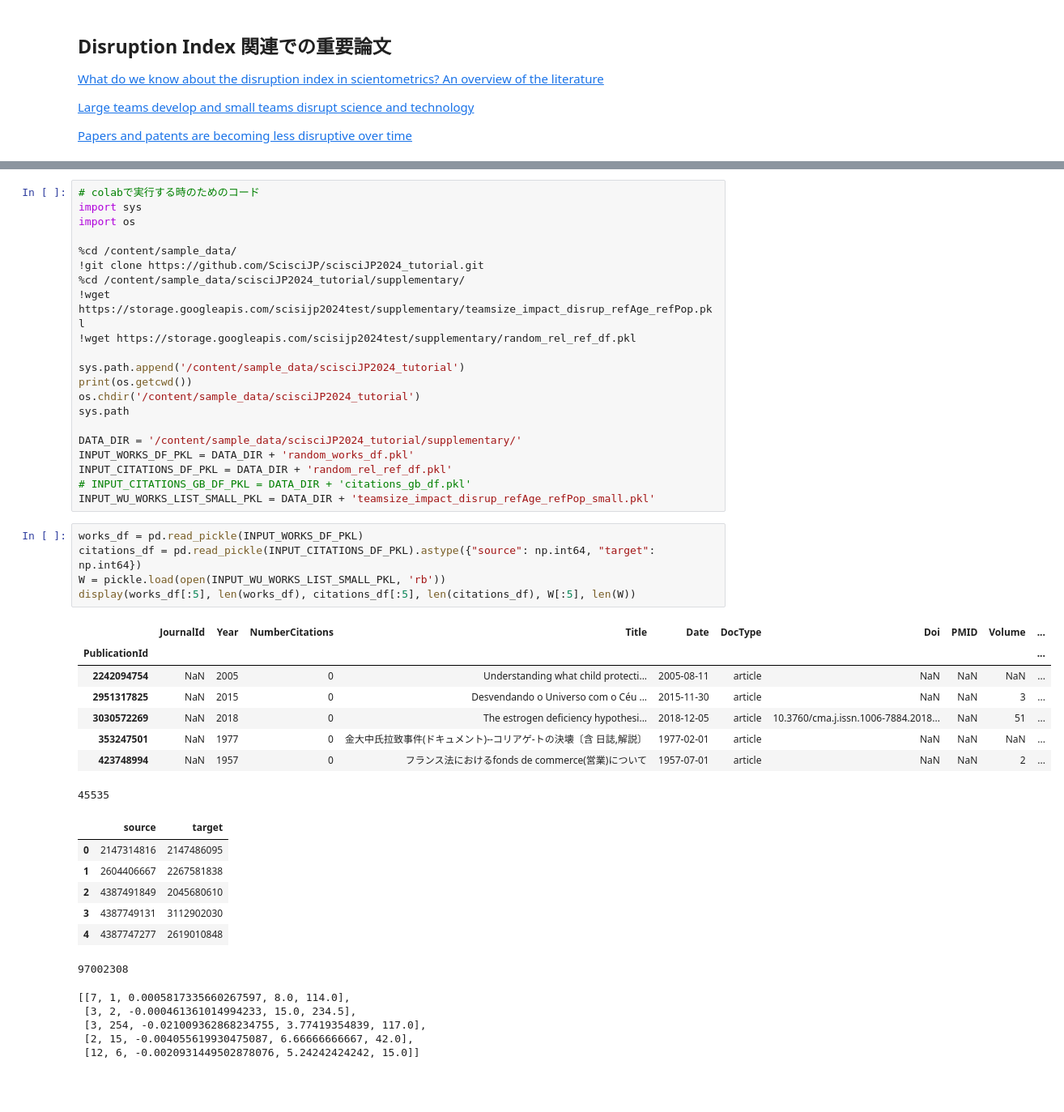
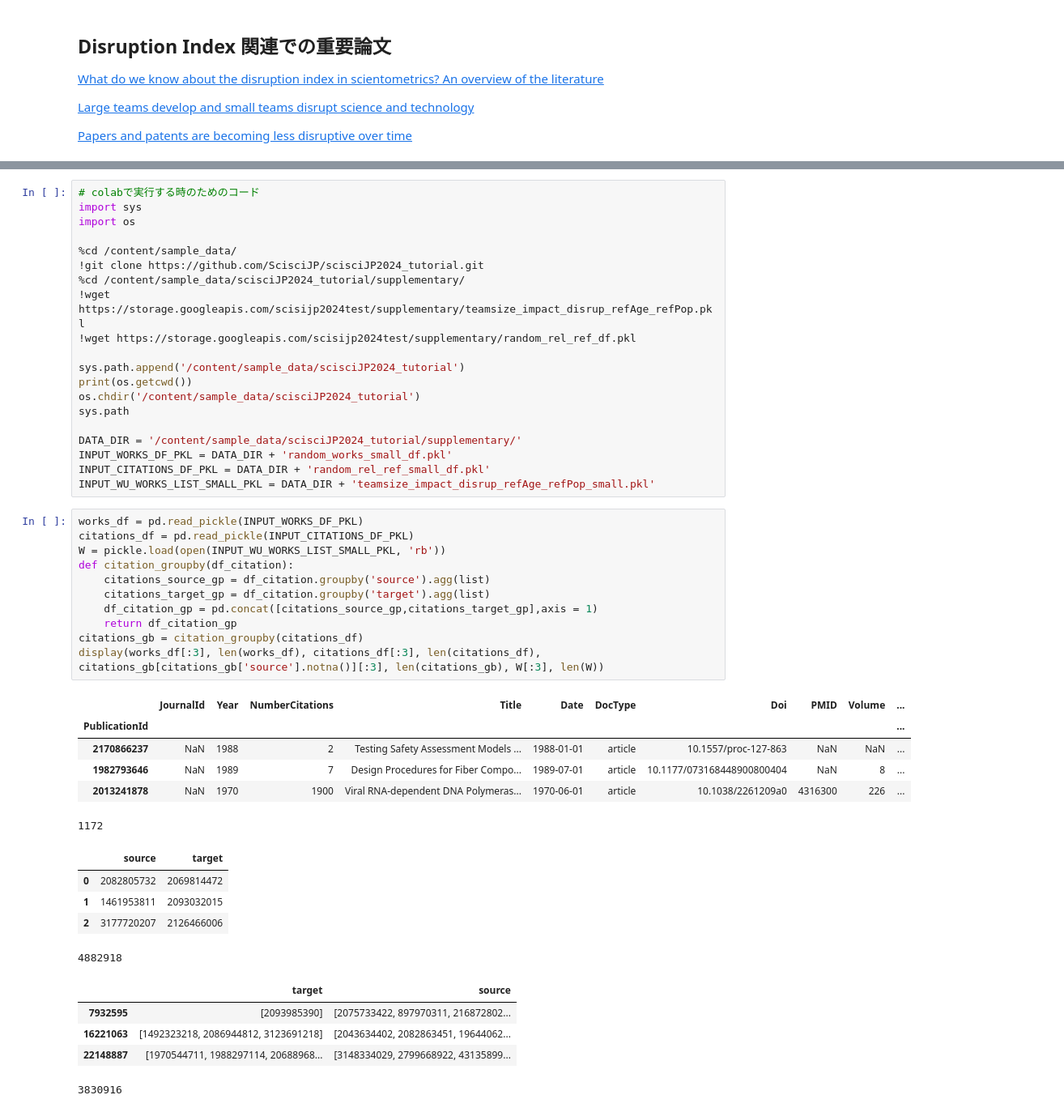
Before and after one commit to ScisciJP/tutorial_jp, a Jupyter notebook: 3-Disruptiveness.ipynb, the cells around one changed output, grey strips where cells are left out. Shown at 81% size. Drawn from its saved outputs; the diff is of its cells as text; blank space fills up the shorter version.

```diff
--- a/3-Disruptiveness.ipynb
+++ b/3-Disruptiveness.ipynb
@@ -76,33 +75,34 @@ os.chdir('/content/sample_data/scisciJP2024_tutorial')
 sys.path
 
 DATA_DIR = '/content/sample_data/scisciJP2024_tutorial/supplementary/'
-INPUT_WORKS_DF_PKL = DATA_DIR + 'random_works_df.pkl'
-INPUT_CITATIONS_DF_PKL = DATA_DIR + 'random_rel_ref_df.pkl'
-# INPUT_CITATIONS_GB_DF_PKL = DATA_DIR + 'citations_gb_df.pkl'
+INPUT_WORKS_DF_PKL = DATA_DIR + 'random_works_small_df.pkl'
+INPUT_CITATIONS_DF_PKL = DATA_DIR + 'random_rel_ref_small_df.pkl'
 INPUT_WU_WORKS_LIST_SMALL_PKL = DATA_DIR + 'teamsize_impact_disrup_refAge_refPop_small.pkl'
 # %%
 works_df = pd.read_pickle(INPUT_WORKS_DF_PKL)
-citations_df = pd.read_pickle(INPUT_CITATIONS_DF_PKL).astype({"source": np.int64, "target": np.int64})
+citations_df = pd.read_pickle(INPUT_CITATIONS_DF_PKL)
 W = pickle.load(open(INPUT_WU_WORKS_LIST_SMALL_PKL, 'rb'))
-display(works_df[:5], len(works_df), citations_df[:5], len(citations_df), W[:5], len(W))
+def citation_groupby(df_citation):
+    citations_source_gp = df_citation.groupby('source').agg(list)
+    citations_target_gp = df_citation.groupby('target').agg(list)
+    df_citation_gp = pd.concat([citations_source_gp,citations_target_gp],axis = 1)
+    return df_citation_gp
+citations_gb = citation_groupby(citations_df)
+display(works_df[:3], len(works_df), citations_df[:3], len(citations_df), citations_gb[citations_gb['source'].notna()][:3], len(citations_gb), W[:3], len(W))
 # %% [output]
 |  | JournalId | Year | NumberCitations | Title | Date | DocType | Doi | PMID | Volume | ... |
 | PublicationId |  |  |  |  |  |  |  |  |  | ... |
-| 2242094754 | NaN | 2005 | 0 | Understanding what child protecti... | 2005-08-11 | article | NaN | NaN | NaN | ... |
-| 2951317825 | NaN | 2015 | 0 | Desvendando o Universo com o Céu ... | 2015-11-30 | article | NaN | NaN | 3 | ... |
-| 3030572269 | NaN | 2018 | 0 | The estrogen deficiency hypothesi... | 2018-12-05 | article | 10.3760/cma.j.issn.1006-7884.2018... | NaN | 51 | ... |
-| 353247501 | NaN | 1977 | 0 | 金大中氏拉致事件(ドキュメント)--コリアゲ-トの決壊〔含 日誌,解説〕 | 1977-02-01 | article | NaN | NaN | NaN | ... |
-| 423748994 | NaN | 1957 | 0 | フランス法におけるfonds de commerce(営業)について | 1957-07-01 | article | NaN | NaN | 2 | ... |
+| 2170866237 | NaN | 1988 | 2 | Testing Safety Assessment Models ... | 1988-01-01 | article | 10.1557/proc-127-863 | NaN | NaN | ... |
+| 1982793646 | NaN | 1989 | 7 | Design Procedures for Fiber Compo... | 1989-07-01 | article | 10.1177/073168448900800404 | NaN | 8 | ... |
+| 2013241878 | NaN | 1970 | 1900 | Viral RNA-dependent DNA Polymeras... | 1970-06-01 | article | 10.1038/2261209a0 | 4316300 | 226 | ... |
-45535
+1172
 |  | source | target |
-| 0 | 2147314816 | 2147486095 |
-| 1 | 2604406667 | 2267581838 |
-| 2 | 4387491849 | 2045680610 |
-| 3 | 4387749131 | 3112902030 |
-| 4 | 4387747277 | 2619010848 |
+| 0 | 2082805732 | 2069814472 |
+| 1 | 1461953811 | 2093032015 |
+| 2 | 3177720207 | 2126466006 |
-97002308
+4882918
+|  | target | source |
+| 7932595 | [2093985390] | [2075733422, 897970311, 216872802... |
+| 16221063 | [1492323218, 2086944812, 3123691218] | [2043634402, 2082863451, 19644062... |
+| 22148887 | [1970544711, 1988297114, 20688968... | [3148334029, 2799668922, 43135899... |
-[[7, 1, 0.0005817335660267597, 8.0, 114.0],
- [3, 2, -0.000461361014994233, 15.0, 234.5],
- [3, 254, -0.021009362868234755, 3.77419354839, 117.0],
- [2, 15, -0.004055619930475087, 6.66666666667, 42.0],
- [12, 6, -0.0020931449502878076, 5.24242424242, 15.0]]
+3830916
```
Also changed, not shown: parts of 16 cells of this notebook, 3 other files.
